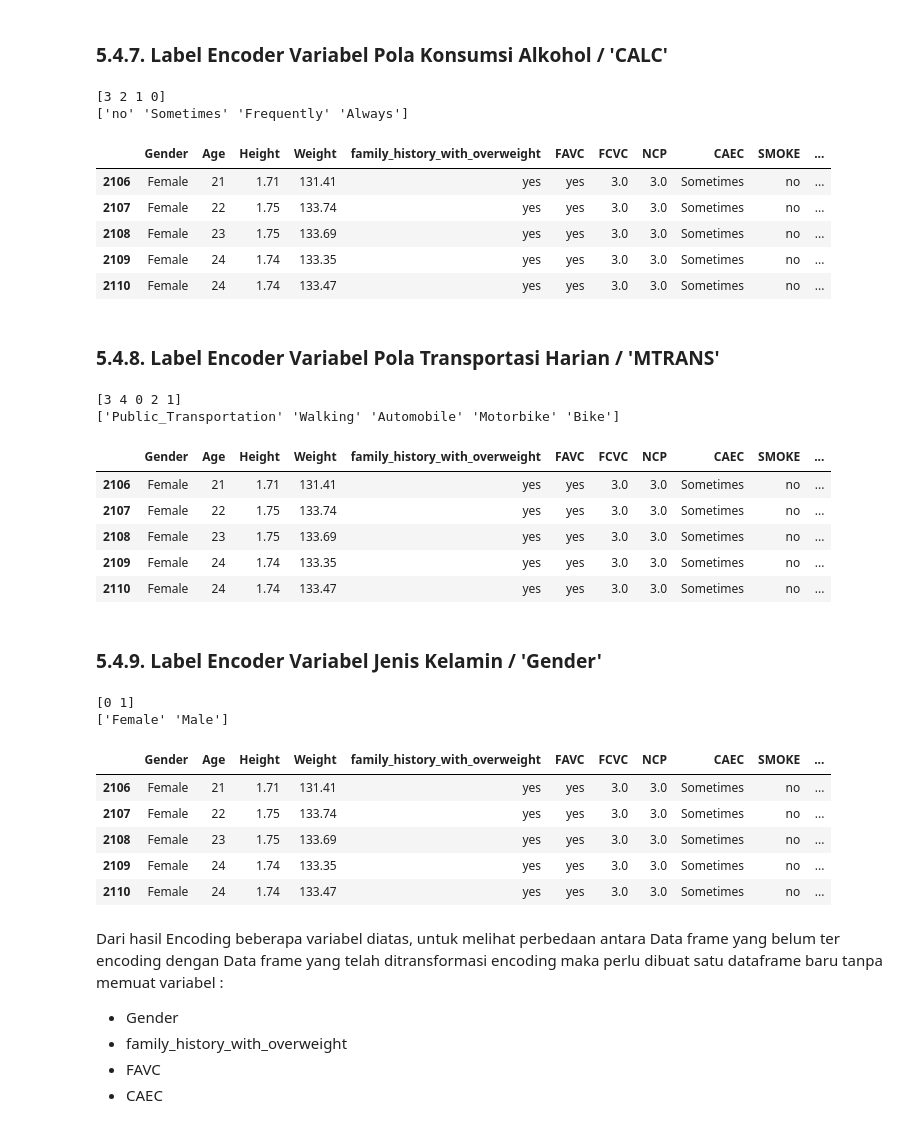
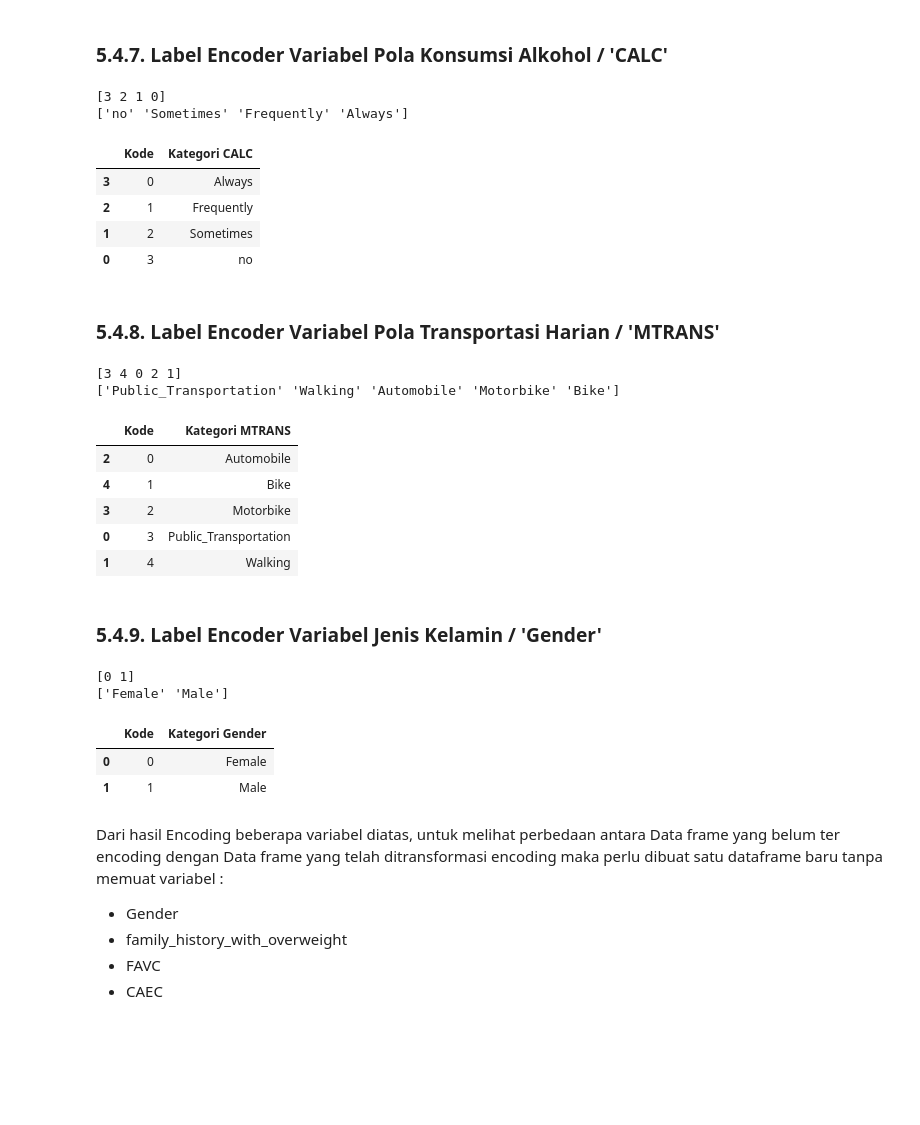
Before and after one commit to dimasfuu/DeltaIndie_dataCourse, a Jupyter notebook: Final Project 1 11 Maret 2025/Final Project 1 11 Maret 2025-Dimas.ipynb, the cells around one changed output. Drawn from its saved outputs; the diff is of its cells as text; code cells hidden in the pictures; blank space fills up the shorter version.

```diff
--- a/Final Project 1 11 Maret 2025/Final Project 1 11 Maret 2025-Dimas.ipynb
+++ b/Final Project 1 11 Maret 2025/Final Project 1 11 Maret 2025-Dimas.ipynb
@@ -1135,39 +1074,39 @@ dlc.tail()
 from sklearn.preprocessing import LabelEncoder
 
 # Create a LabelEncoder instance
 le = LabelEncoder()
 
 # Fit the encoder to the labels
 array = np.array(dlc["CALC"].unique())
 le.fit(array)
 
 # Transform the labels to normalized encoding
 encoded_labels = le.transform(dlc["CALC"].unique())
 print(encoded_labels)
 
 # Inverse transform to get the original labels
 original_labels = le.inverse_transform(encoded_labels)
 print(original_labels)
 # Melihat hasil dari label encoder
 labelkode = {'Kode': encoded_labels,
         'Kategori CALC': original_labels}
 
 labelCALC = pd.DataFrame(labelkode)
 labelCALC.sort_values(by='Kode', ascending=True, inplace=True)
 labelCALC
 
 # Memaskukan Variabel Transformasi pada Dataset
 dlc['En_CALC'] = le.fit_transform(dlc['CALC'])
 dlc.tail()
+labelCALC
 # %% [output]
 [3 2 1 0]
 ['no' 'Sometimes' 'Frequently' 'Always']
-|  | Gender | Age | Height | Weight | family_history_with_overweight | FAVC | FCVC | NCP | CAEC | SMOKE | ... |
-| 2106 | Female | 21 | 1.71 | 131.41 | yes | yes | 3.0 | 3.0 | Sometimes | no | ... |
-| 2107 | Female | 22 | 1.75 | 133.74 | yes | yes | 3.0 | 3.0 | Sometimes | no | ... |
-| 2108 | Female | 23 | 1.75 | 133.69 | yes | yes | 3.0 | 3.0 | Sometimes | no | ... |
-| 2109 | Female | 24 | 1.74 | 133.35 | yes | yes | 3.0 | 3.0 | Sometimes | no | ... |
-| 2110 | Female | 24 | 1.74 | 133.47 | yes | yes | 3.0 | 3.0 | Sometimes | no | ... |
+|  | Kode | Kategori CALC |
+| 3 | 0 | Always |
+| 2 | 1 | Frequently |
+| 1 | 2 | Sometimes |
+| 0 | 3 | no |
 # %% [markdown]
 ### 5.4.8. Label Encoder Variabel Pola Transportasi Harian / 'MTRANS'
 # %%
@@ -1198,15 +1137,16 @@ labelMTRANS
 # Memaskukan Variabel Transformasi pada Dataset
 dlc['En_MTRANS'] = le.fit_transform(dlc['MTRANS'])
 dlc.tail()
+labelMTRANS
 # %% [output]
 [3 4 0 2 1]
 ['Public_Transportation' 'Walking' 'Automobile' 'Motorbike' 'Bike']
-|  | Gender | Age | Height | Weight | family_history_with_overweight | FAVC | FCVC | NCP | CAEC | SMOKE | ... |
-| 2106 | Female | 21 | 1.71 | 131.41 | yes | yes | 3.0 | 3.0 | Sometimes | no | ... |
-| 2107 | Female | 22 | 1.75 | 133.74 | yes | yes | 3.0 | 3.0 | Sometimes | no | ... |
-| 2108 | Female | 23 | 1.75 | 133.69 | yes | yes | 3.0 | 3.0 | Sometimes | no | ... |
-| 2109 | Female | 24 | 1.74 | 133.35 | yes | yes | 3.0 | 3.0 | Sometimes | no | ... |
-| 2110 | Female | 24 | 1.74 | 133.47 | yes | yes | 3.0 | 3.0 | Sometimes | no | ... |
+|  | Kode | Kategori MTRANS |
+| 2 | 0 | Automobile |
+| 4 | 1 | Bike |
+| 3 | 2 | Motorbike |
+| 0 | 3 | Public_Transportation |
+| 1 | 4 | Walking |
 # %% [markdown]
 ### 5.4.9. Label Encoder Variabel Jenis Kelamin / 'Gender'
 # %%
@@ -1237,15 +1177,13 @@ labelGender
 # Memaskukan Variabel Transformasi pada Dataset
 dlc['En_Gender'] = le.fit_transform(dlc['Gender'])
 dlc.tail()
+labelGender
 # %% [output]
 [0 1]
 ['Female' 'Male']
-|  | Gender | Age | Height | Weight | family_history_with_overweight | FAVC | FCVC | NCP | CAEC | SMOKE | ... |
-| 2106 | Female | 21 | 1.71 | 131.41 | yes | yes | 3.0 | 3.0 | Sometimes | no | ... |
-| 2107 | Female | 22 | 1.75 | 133.74 | yes | yes | 3.0 | 3.0 | Sometimes | no | ... |
-| 2108 | Female | 23 | 1.75 | 133.69 | yes | yes | 3.0 | 3.0 | Sometimes | no | ... |
-| 2109 | Female | 24 | 1.74 | 133.35 | yes | yes | 3.0 | 3.0 | Sometimes | no | ... |
-| 2110 | Female | 24 | 1.74 | 133.47 | yes | yes | 3.0 | 3.0 | Sometimes | no | ... |
+|  | Kode | Kategori Gender |
+| 0 | 0 | Female |
+| 1 | 1 | Male |
 # %% [markdown]
 Dari hasil Encoding beberapa variabel diatas, untuk melihat perbedaan antara Data frame yang belum ter encoding dengan Data frame yang telah ditransformasi encoding maka perlu dibuat satu dataframe baru tanpa memuat variabel :
 - Gender
```
Also changed, not shown: parts of 42 cells of this notebook, 1 other file.
